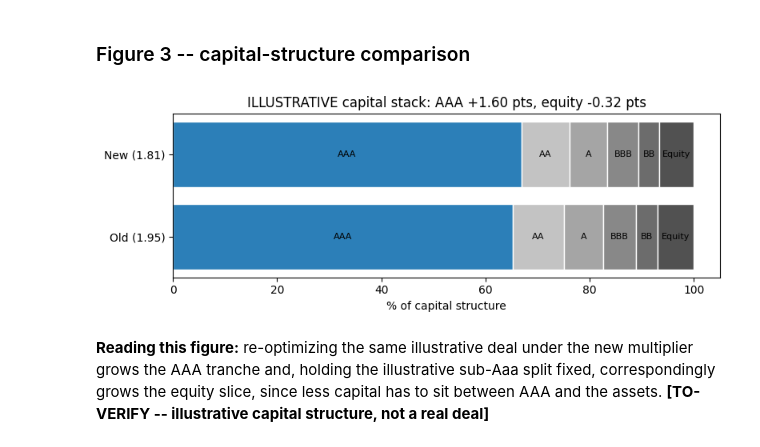
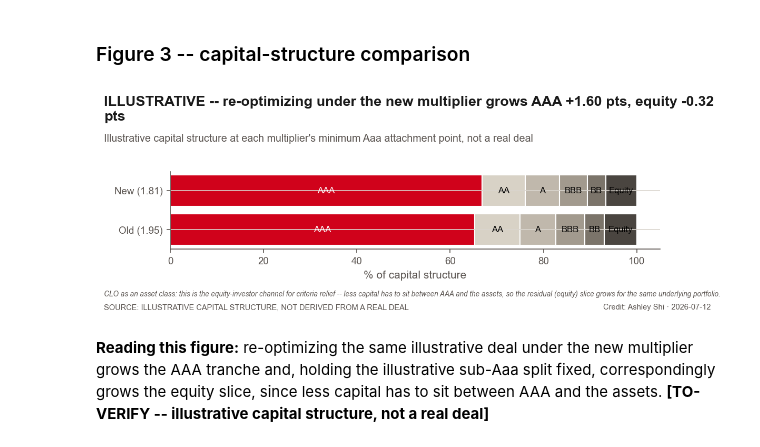
Before and after one commit to ZinuoS/Moody-s-Fitch-Rating-Replica-, a Jupyter notebook: research/clo_methodology_change_2026.ipynb, the cells around one changed output. Cells and saved outputs as stored; diff of their text form; code cells hidden in the pictures.

```diff
--- a/research/clo_methodology_change_2026.ipynb
+++ b/research/clo_methodology_change_2026.ipynb
@@ -29,11 +29,14 @@ import matplotlib.pyplot as plt
 from matplotlib.patches import FancyBboxPatch
 from pathlib import Path
 
-ACCENT = "#2c7fb8"
+from style import (
+    apply_theme, categorical_color, warm_gray_ramp, sequential_cmap,
+    categorical_cmap, ACCENT, WARM_GRAY, INK_MUTED, save_figure,
+)
+
 FIG_DIR = Path("figures")
 FIG_DIR.mkdir(exist_ok=True)
-plt.rcParams["figure.dpi"] = 100
-plt.rcParams["savefig.bbox"] = "tight"
+apply_theme()
 # %% [markdown]
 ### Provenance
 
@@ -448,15 +466,22 @@ vals = [attach_old * 100, attach_new * 100]
 rel_pct = 100 * delta_pts / vals[0]
 
 fig, ax = plt.subplots(figsize=(6, 4.8))
-bars = ax.bar(["Old multiplier\n(1.95)", "New multiplier\n(1.81)"], vals, color=["0.6", ACCENT])
+bars = ax.bar(["Old multiplier\n(1.95)", "New multiplier\n(1.81)"], vals, color=[WARM_GRAY[1], ACCENT])
 for b, v in zip(bars, vals):
     ax.annotate(f"{v:.2f} pts", xy=(b.get_x() + b.get_width() / 2, v), ha="center", va="bottom")
 ax.text(0.5, max(vals) * 1.12, f"delta = {delta_pts:.2f} pts (-{rel_pct:.1f}%)",
-        ha="center", fontsize=9.5, color="0.25")
+        ha="center", fontsize=9.5, color=INK_MUTED)
 ax.set_ylim(0, max(vals) * 1.3)
 ax.set_ylabel("Minimum Aaa attachment point (% of pool)")
-ax.set_title("ILLUSTRATIVE -- required subordination, Aaa only, old vs new multiplier")
-fig.tight_layout()
-fig.savefig(FIG_DIR / "03_subordination_ladder.png", dpi=150)
+save_figure(
+    fig, "03_subordination_ladder",
+    headline=f"ILLUSTRATIVE -- the multiplier cut alone lowers minimum Aaa attachment by {delta_pts:.2f} pts",
+    subtitle="Illustrative portfolio, required Aaa subordination under old vs new Moody's multiplier",
+    source="illustrative portfolio; multiplier values TO-VERIFY (Dubitsky, Rod's Substack, Jul 2026)",
+    notes=("CLO as an asset class: attachment points are the number a CLO structurer actually "
+           "trades on -- a lower Aaa attachment means a bigger AAA tranche at AAA spread, the "
+           "single biggest lever on a deal's arbitrage economics."),
+    fig_dir=FIG_DIR,
+)
 plt.show()
 # %% [output]
@@ -478,38 +503,45 @@ figure shows Aaa only.
 # %%
 # ILLUSTRATIVE split of the sub-Aaa stack; not derived from a real deal.
 tranche_weights = {"AA": 0.28, "A": 0.22, "BBB": 0.18, "BB": 0.12, "Equity": 0.20}
 
 def capital_stack(attach):
     stack = {"AAA": 1 - attach}
     stack.update({k: v * attach for k, v in tranche_weights.items()})
     return stack
 
 stack_old, stack_new = capital_stack(attach_old), capital_stack(attach_new)
 labels = list(stack_old.keys())
-greys = plt.cm.Greys(np.linspace(0.35, 0.75, len(labels) - 1))
-colors = [ACCENT] + list(greys)
+colors = [ACCENT] + warm_gray_ramp(len(labels) - 1)
 
 fig, ax = plt.subplots(figsize=(8, 3))
 for row, stack in enumerate([stack_old, stack_new]):
     left = 0
     for lbl, c in zip(labels, colors):
         w = stack[lbl] * 100
         ax.barh(row, w, left=left, color=c, edgecolor="white")
         if w > 3:
-            ax.text(left + w / 2, row, lbl, ha="center", va="center", fontsize=8)
+            ax.text(left + w / 2, row, lbl, ha="center", va="center", fontsize=8,
+                     color="white" if lbl == "AAA" else "black")
         left += w
 
 ax.set_yticks([0, 1])
 ax.set_yticklabels(["Old (1.95)", "New (1.81)"])
 ax.set_xlabel("% of capital structure")
 aaa_d = (stack_new["AAA"] - stack_old["AAA"]) * 100
 eq_d = (stack_new["Equity"] - stack_old["Equity"]) * 100
-ax.set_title(f"ILLUSTRATIVE capital stack: AAA {aaa_d:+.2f} pts, equity {eq_d:+.2f} pts")
-fig.tight_layout()
-fig.savefig(FIG_DIR / "04_capital_stack.png", dpi=150)
+save_figure(
+    fig, "04_capital_stack",
+    headline=f"ILLUSTRATIVE -- re-optimizing under the new multiplier grows AAA {aaa_d:+.2f} pts, equity {eq_d:+.2f} pts",
+    subtitle="Illustrative capital structure at each multiplier's minimum Aaa attachment point, not a real deal",
+    source="illustrative capital structure, not derived from a real deal",
+    notes=("CLO as an asset class: this is the equity-investor channel for criteria relief -- less "
+           "capital has to sit between AAA and the assets, so the residual (equity) slice grows "
+           "for the same underlying portfolio."),
+    fig_dir=FIG_DIR,
+)
 plt.show()
 # %% [output]
-[figure, old version]
+[figure, new version]
 # %% [markdown]
 **Reading this figure:** re-optimizing the same illustrative deal under the
 new multiplier grows the AAA tranche and, holding the illustrative sub-Aaa
```
Also changed, not shown: parts of 17 cells of this notebook, 7 other files.
